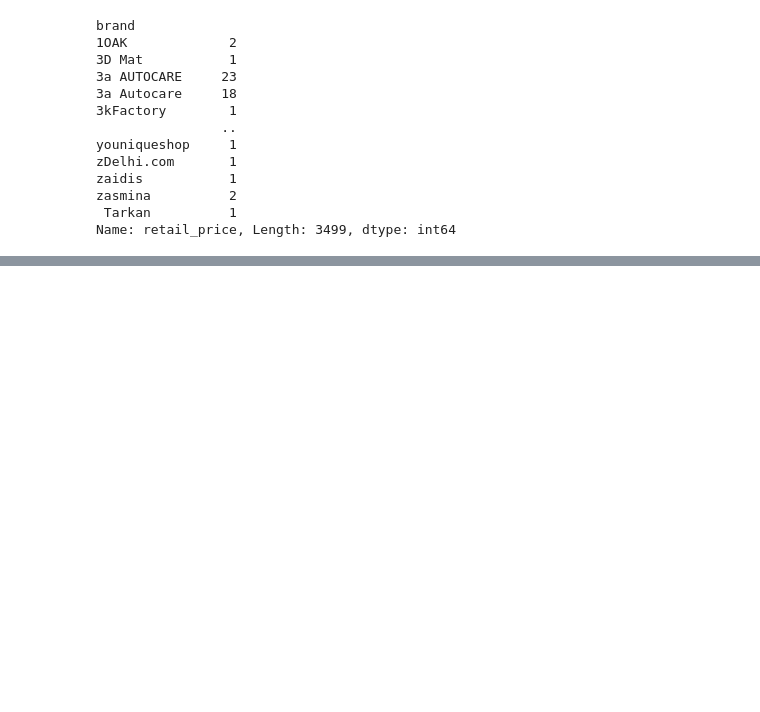
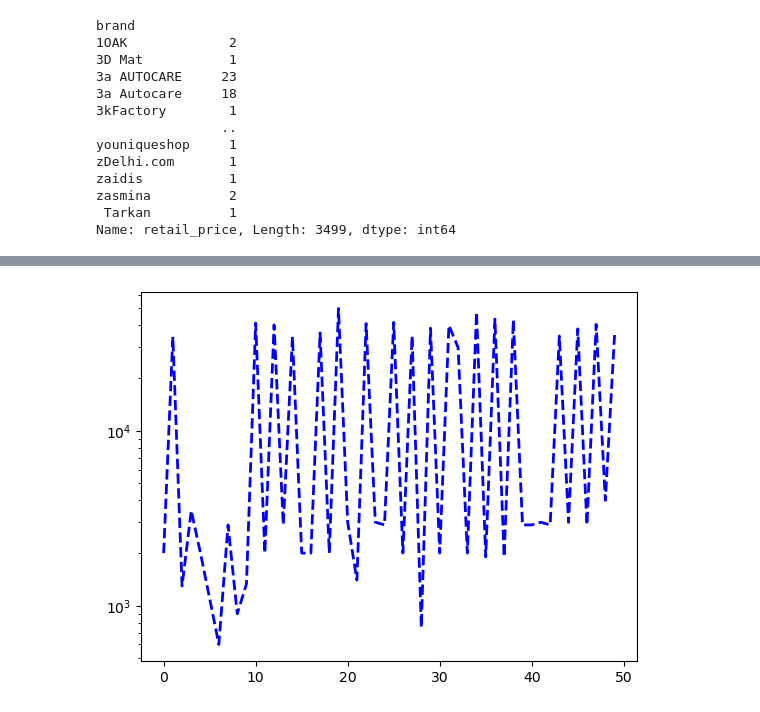
Before and after one commit to naresh5422/flipkart_categories_prediction, a Jupyter notebook: Category_prediction_for_Flipkart_products.ipynb, the cells around one changed output, grey strips where cells are left out. Cells and saved outputs as stored; diff of their text form; code cells hidden in the pictures; blank space fills up the shorter version.

```diff
--- a/Category_prediction_for_Flipkart_products.ipynb
+++ b/Category_prediction_for_Flipkart_products.ipynb
@@ -323,0 +371,6 @@ Name: count, Length: 18825, dtype: int64
+# %%
+plt.yscale('log')
+plt.plot(rprice[100:150], linewidth = 2, linestyle = "dashed", color = "blue")
+plt.show()
+# %% [output]
+[figure, added]
```
Also changed, not shown: parts of 16 cells of this notebook.
